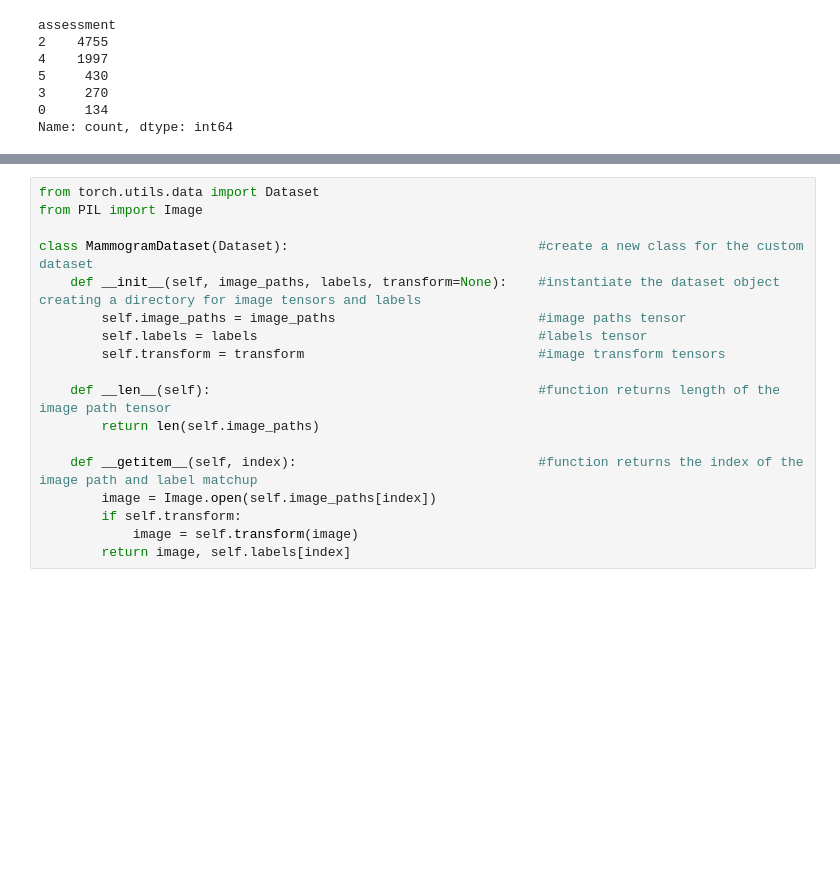
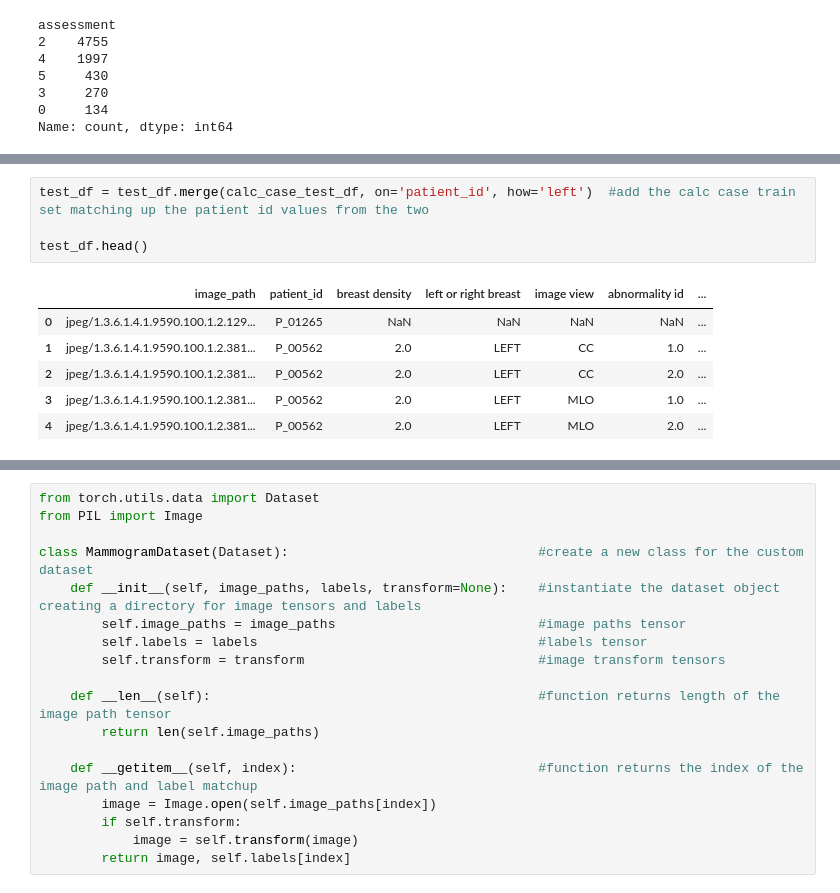
Before and after one commit to TyWilliams03/BME450-project, a Jupyter notebook: Project.ipynb, the cells around one changed output, grey strips where cells are left out. Cells and saved outputs as stored; diff of their text form; blank space fills up the shorter version.

```diff
--- a/Project.ipynb
+++ b/Project.ipynb
@@ -212,0 +247,11 @@ Name: count, dtype: int64
+# %%
+test_df = test_df.merge(calc_case_test_df, on='patient_id', how='left')  #add the calc case train set matching up the patient id values from the two
+
+test_df.head()
+# %% [output]
+|  | image_path | patient_id | breast density | left or right breast | image view | abnormality id | ... |
+| 0 | jpeg/1.3.6.1.4.1.9590.100.1.2.129... | P_01265 | NaN | NaN | NaN | NaN | ... |
+| 1 | jpeg/1.3.6.1.4.1.9590.100.1.2.381... | P_00562 | 2.0 | LEFT | CC | 1.0 | ... |
+| 2 | jpeg/1.3.6.1.4.1.9590.100.1.2.381... | P_00562 | 2.0 | LEFT | CC | 2.0 | ... |
+| 3 | jpeg/1.3.6.1.4.1.9590.100.1.2.381... | P_00562 | 2.0 | LEFT | MLO | 1.0 | ... |
+| 4 | jpeg/1.3.6.1.4.1.9590.100.1.2.381... | P_00562 | 2.0 | LEFT | MLO | 2.0 | ... |
```
Also changed, not shown: parts of 12 cells of this notebook.
